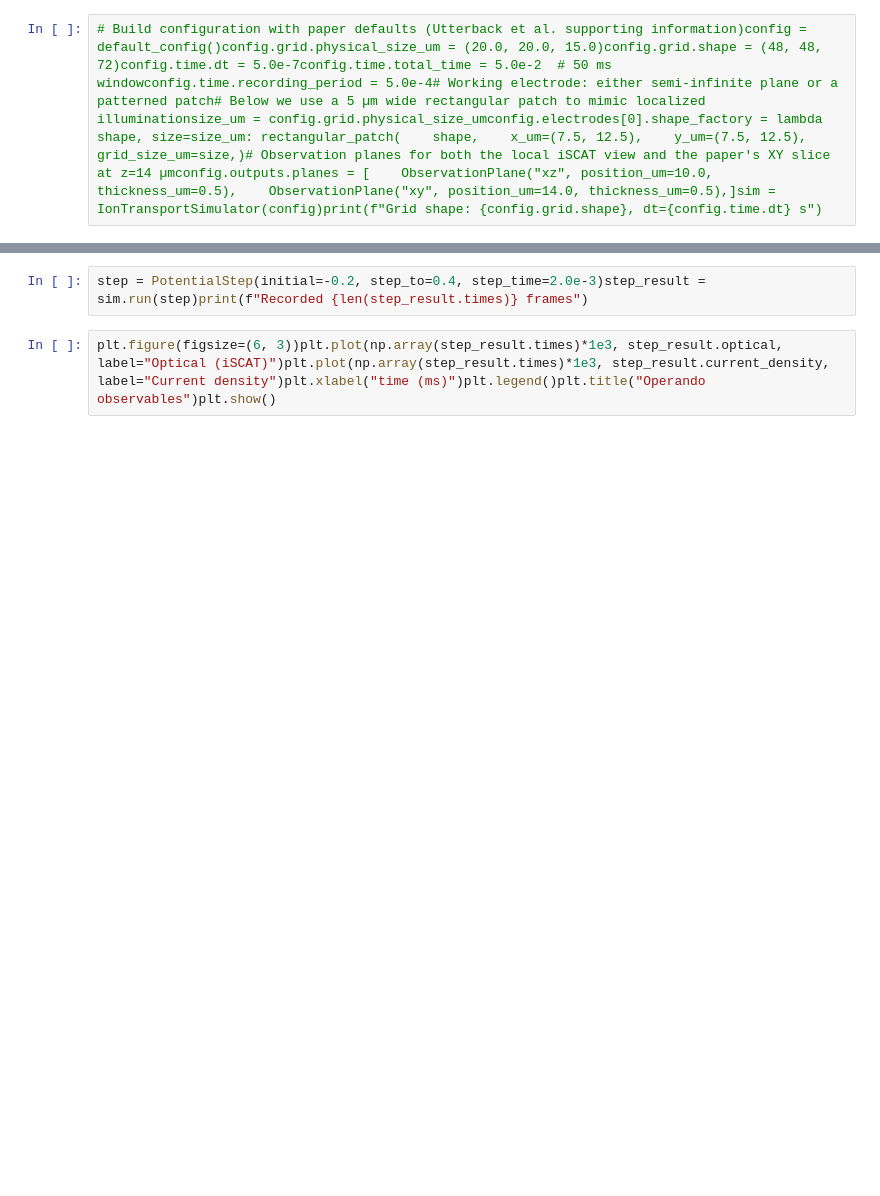
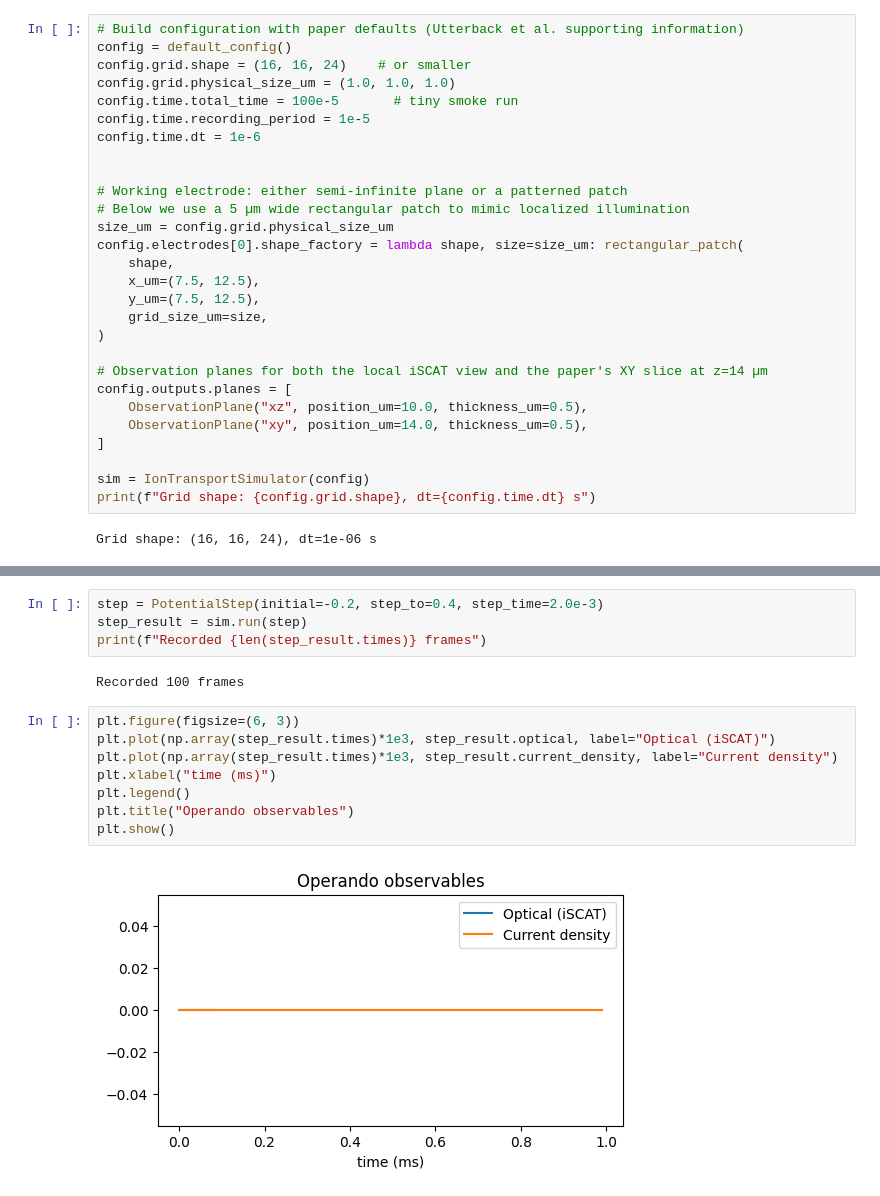
Before and after one commit to Andyuch/ion_dynamics, a Jupyter notebook: notebooks/operando_ion_transport.ipynb, the cells around one changed output, grey strips where cells are left out. Drawn from its saved outputs; the diff is of its cells as text; blank space fills up the shorter version.

```diff
--- a/notebooks/operando_ion_transport.ipynb
+++ b/notebooks/operando_ion_transport.ipynb
@@ -7,3 +38,31 @@ from ion_dynamics import (    IonTransportSimulator,    PotentialStep,    Cyclic
 # %%
-# Build configuration with paper defaults (Utterback et al. supporting information)config = default_config()config.grid.physical_size_um = (20.0, 20.0, 15.0)config.grid.shape = (48, 48, 72)config.time.dt = 5.0e-7config.time.total_time = 5.0e-2  # 50 ms windowconfig.time.recording_period = 5.0e-4# Working electrode: either semi-infinite plane or a patterned patch# Below we use a 5 µm wide rectangular patch to mimic localized illuminationsize_um = config.grid.physical_size_umconfig.electrodes[0].shape_factory = lambda shape, size=size_um: rectangular_patch(    shape,    x_um=(7.5, 12.5),    y_um=(7.5, 12.5),    grid_size_um=size,)# Observation planes for both the local iSCAT view and the paper's XY slice at z=14 µmconfig.outputs.planes = [    ObservationPlane("xz", position_um=10.0, thickness_um=0.5),    ObservationPlane("xy", position_um=14.0, thickness_um=0.5),]sim = IonTransportSimulator(config)print(f"Grid shape: {config.grid.shape}, dt={config.time.dt} s")
+# Build configuration with paper defaults (Utterback et al. supporting information)
+config = default_config()
+config.grid.shape = (16, 16, 24)    # or smaller
+config.grid.physical_size_um = (1.0, 1.0, 1.0)
+config.time.total_time = 100e-5       # tiny smoke run
+config.time.recording_period = 1e-5
+config.time.dt = 1e-6
+
+
+# Working electrode: either semi-infinite plane or a patterned patch
+# Below we use a 5 µm wide rectangular patch to mimic localized illumination
+size_um = config.grid.physical_size_um
+config.electrodes[0].shape_factory = lambda shape, size=size_um: rectangular_patch(
+    shape,
+    x_um=(7.5, 12.5),
+    y_um=(7.5, 12.5),
+    grid_size_um=size,
+)
+
+# Observation planes for both the local iSCAT view and the paper's XY slice at z=14 µm
+config.outputs.planes = [
+    ObservationPlane("xz", position_um=10.0, thickness_um=0.5),
+    ObservationPlane("xy", position_um=14.0, thickness_um=0.5),
+]
+
+sim = IonTransportSimulator(config)
+print(f"Grid shape: {config.grid.shape}, dt={config.time.dt} s")
+# %% [output]
+Grid shape: (16, 16, 24), dt=1e-06 s
 # %% [markdown]
@@ -11,5 +71,17 @@ from ion_dynamics import (    IonTransportSimulator,    PotentialStep,    Cyclic
 # %%
-step = PotentialStep(initial=-0.2, step_to=0.4, step_time=2.0e-3)step_result = sim.run(step)print(f"Recorded {len(step_result.times)} frames")
+step = PotentialStep(initial=-0.2, step_to=0.4, step_time=2.0e-3)
+step_result = sim.run(step)
+print(f"Recorded {len(step_result.times)} frames")
+# %% [output]
+Recorded 100 frames
 # %%
-plt.figure(figsize=(6, 3))plt.plot(np.array(step_result.times)*1e3, step_result.optical, label="Optical (iSCAT)")plt.plot(np.array(step_result.times)*1e3, step_result.current_density, label="Current density")plt.xlabel("time (ms)")plt.legend()plt.title("Operando observables")plt.show()
+plt.figure(figsize=(6, 3))
+plt.plot(np.array(step_result.times)*1e3, step_result.optical, label="Optical (iSCAT)")
+plt.plot(np.array(step_result.times)*1e3, step_result.current_density, label="Current density")
+plt.xlabel("time (ms)")
+plt.legend()
+plt.title("Operando observables")
+plt.show()
+# %% [output]
+[figure, added]
 # %%
```
Also changed, not shown: parts of 6 cells of this notebook, 2 other files.
